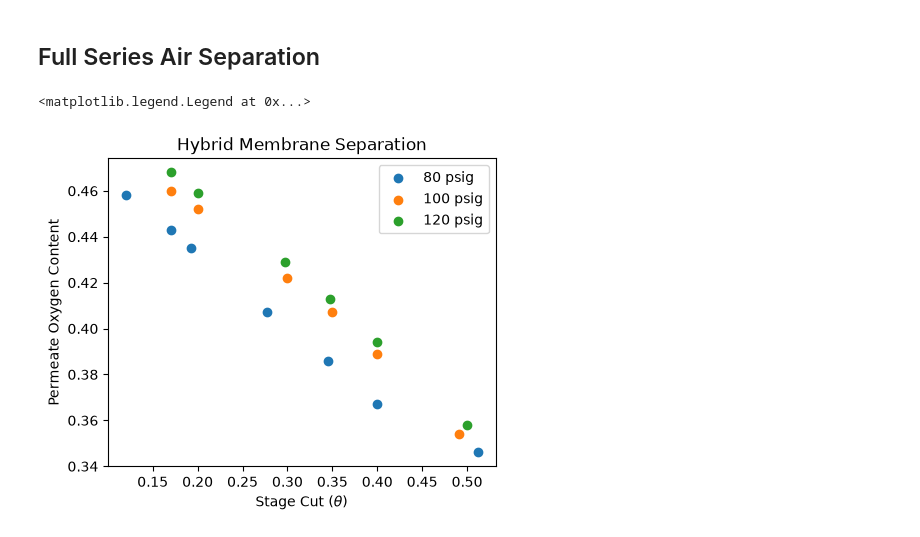
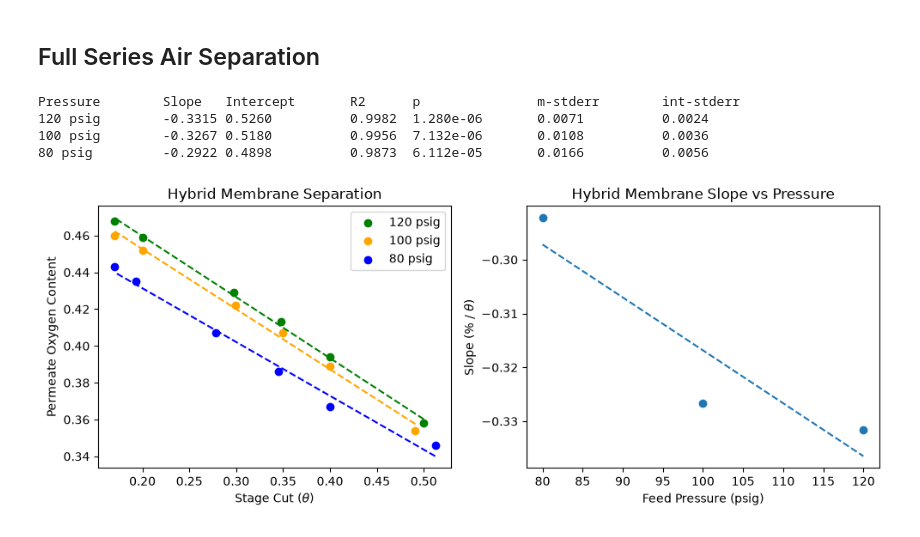
Before and after one commit to loukaab/ECHE362-membrane, a Jupyter notebook: membrane-data.ipynb, the cells around one changed output. Drawn from its saved outputs; the diff is of its cells as text; code cells hidden in the pictures.

Commit message:
Fixed hybrid data, added regressions to membrane analysis, added slope analysis to measure pressure effect

```diff
--- a/membrane-data.ipynb
+++ b/membrane-data.ipynb
@@ -192,24 +192,67 @@ plt.show()
 # %%
 # This is to analyze the data from the dual hybrid air separation in series
 
 # Declare plot object
-hfig, hax = plt.subplots(figsize=(5, 4))
+hfig, hax = plt.subplots(1, 2, figsize=(10, 4))
 
 # Separate hybrid data into individual pressure series
-p80 = hybrid[hybrid["Feed Pressure (psig) "] == 80]
-p100 = hybrid[hybrid["Feed Pressure (psig) "] == 100]
-p120 = hybrid[hybrid["Feed Pressure (psig) "] == 120]
+hp80 = hybrid[hybrid["Feed Pressure (psig) "] == 80]
+hp100 = hybrid[hybrid["Feed Pressure (psig) "] == 100]
+hp120 = hybrid[hybrid["Feed Pressure (psig) "] == 120]
 
-# Plot the data
-hax.scatter(p80["Actual Stage Cut"], p80["Permeate O2 Composition (%)"], label="80 psig")
-hax.scatter(p100["Actual Stage Cut"], p100["Permeate O2 Composition (%)"], label="100 psig")
-hax.scatter(p120["Actual Stage Cut"], p120["Permeate O2 Composition (%)"], label="120 psig")
+# Fit the series
+hp80reg = stats.linregress(hp80["Actual Stage Cut"], hp80["Permeate O2 Composition (%)"])
+hp100reg = stats.linregress(hp100["Actual Stage Cut"], hp100["Permeate O2 Composition (%)"])
+hp120reg = stats.linregress(hp120["Actual Stage Cut"], hp120["Permeate O2 Composition (%)"])
+
+# Fit slope versus pressure to gauge
+hsvspreg = stats.linregress([80, 100, 120], [hp80reg.slope, hp100reg.slope, hp120reg.slope])
+
+# Create fitted vectors
+hp80fit = hp80["Actual Stage Cut"] * hp80reg.slope + hp80reg.intercept
+hp100fit = hp100["Actual Stage Cut"] * hp100reg.slope + hp100reg.intercept
+hp120fit = hp120["Actual Stage Cut"] * hp120reg.slope + hp120reg.intercept
+
+# Created fitted vector for slope vs pressure
+hsvspfit = hsvspreg.slope * np.array([80, 100, 120]) + hsvspreg.intercept
+
+# Print out values from regression
+print(
+    f"Pressure\tSlope\tIntercept\tR2\tp\t\tm-stderr\tint-stderr\n"
+    f"120 psig\t{hp120reg.slope:.4f}\t{hp120reg.intercept:.4f}\t\t{hp120reg.rvalue**2:.4f}\t{hp120reg.pvalue:.3e}\t{hp120reg.stderr:.4f}\t\t{hp120reg.intercept_stderr:.4f}\n"
+    f"100 psig\t{hp100reg.slope:.4f}\t{hp100reg.intercept:.4f}\t\t{hp100reg.rvalue**2:.4f}\t{hp100reg.pvalue:.3e}\t{hp100reg.stderr:.4f}\t\t{hp100reg.intercept_stderr:.4f}\n"
+    f"80 psig\t\t{hp80reg.slope:.4f}\t{hp80reg.intercept:.4f}\t\t{hp80reg.rvalue**2:.4f}\t{hp80reg.pvalue:.3e}\t{hp80reg.stderr:.4f}\t\t{hp80reg.intercept_stderr:.4f}\n"
+
+)
+
+# Plot the observed data ** Order of plotting masters for visual clarity (order on the legend)
+hax[0].scatter(hp120["Actual Stage Cut"], hp120["Permeate O2 Composition (%)"], label="120 psig", c="green")
+hax[0].scatter(hp100["Actual Stage Cut"], hp100["Permeate O2 Composition (%)"], label="100 psig", c="orange")
+hax[0].scatter(hp80["Actual Stage Cut"], hp80["Permeate O2 Composition (%)"], label="80 psig", c="blue")
+
+# Plot fitted data
+hax[0].plot(hp80["Actual Stage Cut"], hp80fit, c="blue", ls="--")
+hax[0].plot(hp100["Actual Stage Cut"], hp100fit, c="orange", ls="--")
+hax[0].plot(hp120["Actual Stage Cut"], hp120fit, c="green", ls="--")
 
 # Label the chart
-hax.set_xlabel(rf"Stage Cut ($\theta$)")
-hax.set_ylabel("Permeate Oxygen Content")
-hax.set_title("Hybrid Membrane Separation")
-hax.legend()
+hax[0].set_xlabel(rf"Stage Cut ($\theta$)")
+hax[0].set_ylabel("Permeate Oxygen Content")
+hax[0].set_title("Hybrid Membrane Separation")
+hax[0].legend()
+
+# Plot separation slope vs pressure
+hax[1].scatter([80, 100, 120], [hp80reg.slope, hp100reg.slope, hp120reg.slope])
+hax[1].plot([80, 100, 120], hsvspfit, ls="--")
+hax[1].set_xlabel("Feed Pressure (psig)")
+hax[1].set_ylabel(rf"Slope (% / $\theta$)")
+hax[1].set_title("Hybrid Membrane Slope vs Pressure")
+
+hfig.tight_layout()
+plt.show()
 # %% [output]
-<matplotlib.legend.Legend at 0x...>
+Pressure        Slope   Intercept       R2      p               m-stderr        int-stderr
+120 psig        -0.3315 0.5260          0.9982  1.280e-06       0.0071          0.0024
+100 psig        -0.3267 0.5180          0.9956  7.132e-06       0.0108          0.0036
+80 psig         -0.2922 0.4898          0.9873  6.112e-05       0.0166          0.0056
-[figure, old version]
+[figure, new version]
```
Also changed, not shown: parts of 2 cells of this notebook, 1 other file.
